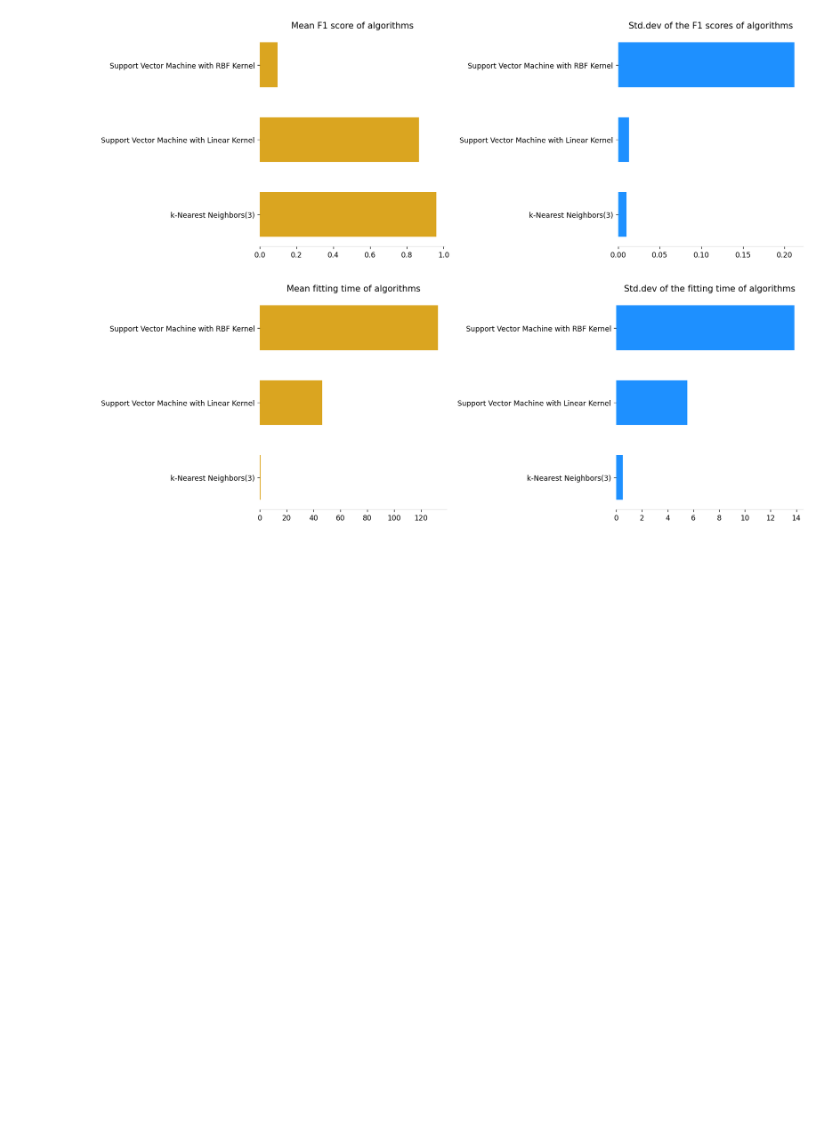
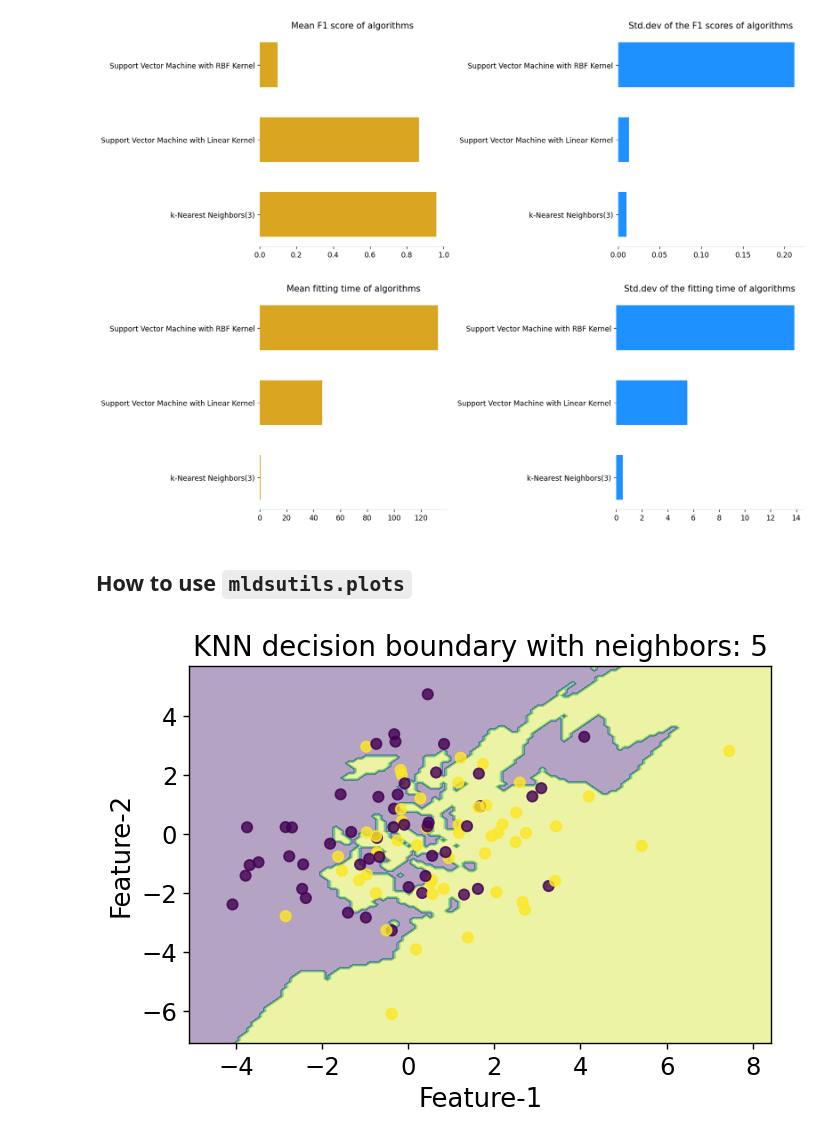
Before and after one commit to tirthajyoti/mldsutils, a Jupyter notebook: index.ipynb, the cells around one changed output. Saved outputs shown, nothing was run; the diff lists cells and outputs as text; code cells hidden in the pictures; blank space fills up the shorter version.

Commit message:
Added plots module

```diff
--- a/index.ipynb
+++ b/index.ipynb
@@ -120,3 +120,20 @@ plot_bars(d2,t1="Mean fitting time of algorithms",
               t2="Std.dev of the fitting time of algorithms")
 # %% [output]
 [figure]
+# %% [markdown]
+## How to use `mldsutils.plots`
+# %%
+from sklearn.neighbors import KNeighborsClassifier
+from sklearn.datasets import make_classification
+import matplotlib.pyplot as plt
+from mldsutils.plots import *
+
+X1, y1 = make_classification(n_features=10, n_samples=100,
+                                     n_redundant=0, n_informative=10,
+                                     n_clusters_per_class=1,class_sep=0.5)
+plt.figure()
+plt.title("KNN decision boundary with neighbors: 5",fontsize=16)
+plot_decision_boundaries(X1,y1,KNeighborsClassifier,n_neighbors=5)
+plt.show()
+# %% [output]
+[figure, added]
```
Also changed, not shown: parts of 1 cell of this notebook, 12 other files.
